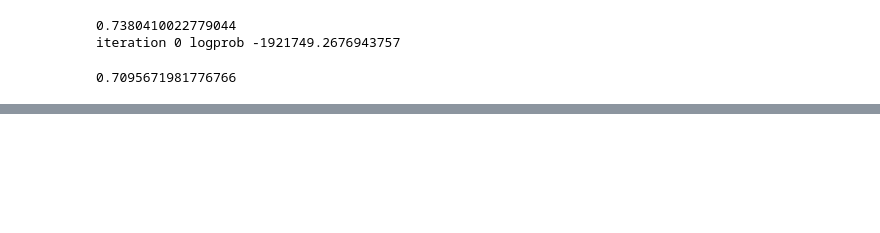
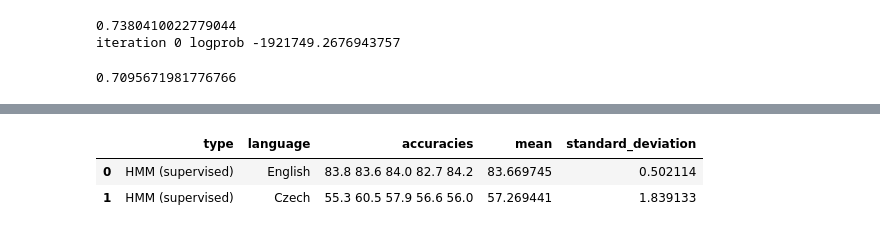
Before and after one commit to Hyperparticle/lct-master, a Jupyter notebook: charles-university/statistical-nlp/assignment-3/nlp-assignment-3.ipynb, the cells around one changed output, grey strips where cells are left out. Saved outputs shown, nothing was run; the diff lists cells and outputs as text; code cells hidden in the pictures; blank space fills up the shorter version.

Commit message:
Collect HMM supervised results

```diff
--- a/charles-university/statistical-nlp/assignment-3/nlp-assignment-3.ipynb
+++ b/charles-university/statistical-nlp/assignment-3/nlp-assignment-3.ipynb
@@ -690,0 +658,35 @@ If you're reading this message in another frontend (for example, a static render
+# %%
+def evaluate_hmm(split, i=0, lang='', unsupervised=False, load=False):
+    train, heldout, test = split
+
+    name = 'unsupervised' if unsupervised else 'supervised'
+    filename = 'data/hmm_{}_tagger_{}_{}.pkl'.format(name, lang, i)
+
+    if unsupervised:
+        labeled = train[:10_000]
+        unlabeled = train[10_000:]
+    else:
+        labeled = train
+
+    words, tags = list(zip(*(train + heldout + test)))
+    tag_set, word_set = list(set(tags)), list(set(words))
+
+    test = sentence_split(test)
+
+    print('Evaluating HMM {} {} [{}]'.format(name, lang, i))
+    if load:
+        with open(filename, 'rb') as f:
+            tagger = pickle.load(f)
+    else:
+        tagger = HMMTagger(labeled, tag_set, word_set)
+        tagger.smooth(heldout)
+        if unsupervised:
+            unlabeled_words = [list(zip(*sentence))[0] for sentence in sentence_split(unlabeled)]
+            tagger.train_unsupervised(unlabeled_words, max_iterations=5)
+        with open(filename, 'wb') as f:
+            pickle.dump(tagger, f)
+
+    return tagger.evaluate(test)
+# %%
+langs=['en', 'cz']
+hmm_supervised_results = evaluate('HMM (supervised)', lambda split, i, lang: evaluate_hmm(split, i, lang, unsupervised=False), langs)
@@ -690,0 +719,6 @@ If you're reading this message in another frontend (for example, a static render
+# %%
+hmm_supervised_results
+# %% [output]
+|  | type | language | accuracies | mean | standard_deviation |
+| 0 | HMM (supervised) | English | 83.8 83.6 84.0 82.7 84.2 | 83.669745 | 0.502114 |
+| 1 | HMM (supervised) | Czech | 55.3 60.5 57.9 56.6 56.0 | 57.269441 | 1.839133 |
```
Also changed, not shown: parts of 15 cells of this notebook, 1 other file.
